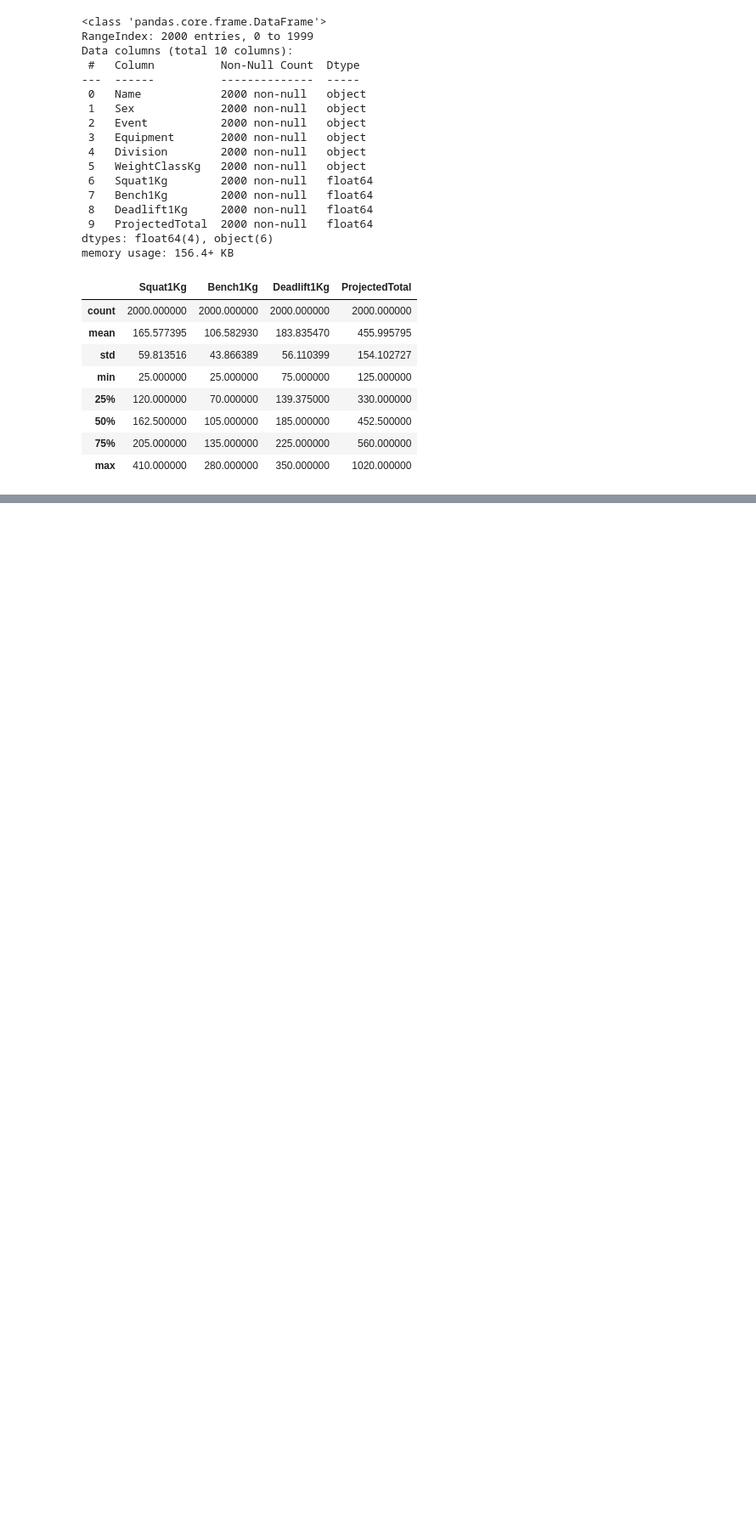
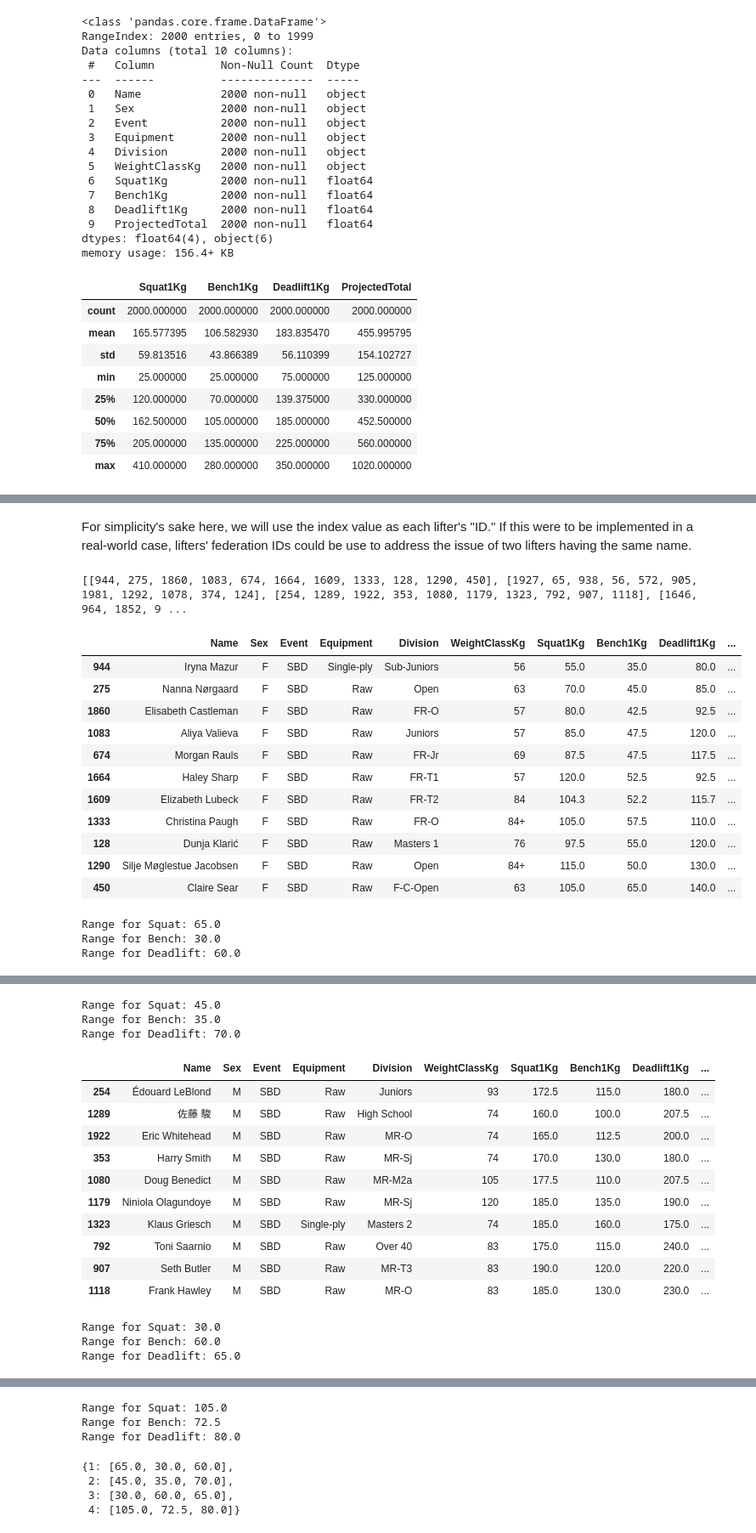
Before and after one commit to jack-mayberry/CS329E-Data-Analytics, a Jupyter notebook: Term Project/IPF_Data_Testing.ipynb, the cells around one changed output, grey strips where cells are left out. Shown at 85% size. Cells and saved outputs as stored; diff of their text form; code cells hidden in the pictures; blank space fills up the shorter version.

Commit message:
naive flight implemenatation, started on model implementation

```diff
--- a/Term Project/IPF_Data_Testing.ipynb
+++ b/Term Project/IPF_Data_Testing.ipynb
@@ -45,7 +50,6 @@ df.describe()
 | 75% | 205.000000 | 135.000000 | 225.000000 | 560.000000 |
 | max | 410.000000 | 280.000000 | 350.000000 | 1020.000000 |
 # %%
-print(df['Event'].value_counts())
-df_sbd = df[df['Event'] == 'SBD']
-df_sbd['Event'].value_counts()
+sample = df.sample(n=42, random_state=42)
+sample.head()
 # %% [output]
@@ -57,0 +65,2 @@ Name: count, dtype: int64
+# %% [markdown]
+For simplicity's sake here, we will use the index value as each lifter's "ID." If this were to be implemented in a real-world case, lifters' federation IDs could be use to address the issue of two lifters having the same name.
@@ -57,0 +106,43 @@ Name: count, dtype: int64
+# %%
+def attempt_range(df, column):
+    return df[column].max() - df[column].min()
+# %%
+def display_flight_data(flights):
+    flight_ranges = {}
+    for i, flight in enumerate(flights, start = 1):
+        lifters = sample.loc[flight]
+        display(lifters)
+
+        lifts = ['Squat1Kg', 'Bench1Kg','Deadlift1Kg']
+        lift_ranges = [attempt_range(lifters, lift) for lift in lifts]
+
+        flight_ranges[i] = lift_ranges
+
+        print(f"Range for Squat: {lift_ranges[0]}")
+        print(f"Range for Bench: {lift_ranges[1]}")
+        print(f"Range for Deadlift: {lift_ranges[2]}")
+
+    return flight_ranges
+# %%
+# testing the naive_flights function using the sample data
+sample_naive_flights = naive_flights(sample, 4)
+print(sample_naive_flights)
+
+display_flight_data(sample_naive_flights)
+# %% [output]
+[[944, 275, 1860, 1083, 674, 1664, 1609, 1333, 128, 1290, 450], [1927, 65, 938, 56, 572, 905, 1981, 1292, 1078, 374, 124], [254, 1289, 1922, 353, 1080, 1179, 1323, 792, 907, 1118], [1646, 964, 1852, 9 ...
+|  | Name | Sex | Event | Equipment | Division | WeightClassKg | Squat1Kg | Bench1Kg | Deadlift1Kg | ... |
+| 944 | Iryna Mazur | F | SBD | Single-ply | Sub-Juniors | 56 | 55.0 | 35.0 | 80.0 | ... |
+| 275 | Nanna Nørgaard | F | SBD | Raw | Open | 63 | 70.0 | 45.0 | 85.0 | ... |
+| 1860 | Elisabeth Castleman | F | SBD | Raw | FR-O | 57 | 80.0 | 42.5 | 92.5 | ... |
+| 1083 | Aliya Valieva | F | SBD | Raw | Juniors | 57 | 85.0 | 47.5 | 120.0 | ... |
+| 674 | Morgan Rauls | F | SBD | Raw | FR-Jr | 69 | 87.5 | 47.5 | 117.5 | ... |
+| 1664 | Haley Sharp | F | SBD | Raw | FR-T1 | 57 | 120.0 | 52.5 | 92.5 | ... |
+| 1609 | Elizabeth Lubeck | F | SBD | Raw | FR-T2 | 84 | 104.3 | 52.2 | 115.7 | ... |
+| 1333 | Christina Paugh | F | SBD | Raw | FR-O | 84+ | 105.0 | 57.5 | 110.0 | ... |
+| 128 | Dunja Klarić | F | SBD | Raw | Masters 1 | 76 | 97.5 | 55.0 | 120.0 | ... |
+| 1290 | Silje Møglestue Jacobsen | F | SBD | Raw | Open | 84+ | 115.0 | 50.0 | 130.0 | ... |
+| 450 | Claire Sear | F | SBD | Raw | F-C-Open | 63 | 105.0 | 65.0 | 140.0 | ... |
+Range for Squat: 65.0
+Range for Bench: 30.0
+Range for Deadlift: 60.0
@@ -57,0 +161,17 @@ Name: count, dtype: int64
+Range for Squat: 45.0
+Range for Bench: 35.0
+Range for Deadlift: 70.0
+|  | Name | Sex | Event | Equipment | Division | WeightClassKg | Squat1Kg | Bench1Kg | Deadlift1Kg | ... |
+| 254 | Édouard LeBlond | M | SBD | Raw | Juniors | 93 | 172.5 | 115.0 | 180.0 | ... |
+| 1289 | 佐藤 駿 | M | SBD | Raw | High School | 74 | 160.0 | 100.0 | 207.5 | ... |
+| 1922 | Eric Whitehead | M | SBD | Raw | MR-O | 74 | 165.0 | 112.5 | 200.0 | ... |
+| 353 | Harry Smith | M | SBD | Raw | MR-Sj | 74 | 170.0 | 130.0 | 180.0 | ... |
+| 1080 | Doug Benedict | M | SBD | Raw | MR-M2a | 105 | 177.5 | 110.0 | 207.5 | ... |
+| 1179 | Niniola Olagundoye | M | SBD | Raw | MR-Sj | 120 | 185.0 | 135.0 | 190.0 | ... |
+| 1323 | Klaus Griesch | M | SBD | Single-ply | Masters 2 | 74 | 185.0 | 160.0 | 175.0 | ... |
+| 792 | Toni Saarnio | M | SBD | Raw | Over 40 | 83 | 175.0 | 115.0 | 240.0 | ... |
+| 907 | Seth Butler | M | SBD | Raw | MR-T3 | 83 | 190.0 | 120.0 | 220.0 | ... |
+| 1118 | Frank Hawley | M | SBD | Raw | MR-O | 83 | 185.0 | 130.0 | 230.0 | ... |
+Range for Squat: 30.0
+Range for Bench: 60.0
+Range for Deadlift: 65.0
@@ -57,0 +189,7 @@ Name: count, dtype: int64
+Range for Squat: 105.0
+Range for Bench: 72.5
+Range for Deadlift: 80.0
+{1: [65.0, 30.0, 60.0],
+ 2: [45.0, 35.0, 70.0],
+ 3: [30.0, 60.0, 65.0],
+ 4: [105.0, 72.5, 80.0]}
```
Also changed, not shown: parts of 8 cells of this notebook, 1 other file.
